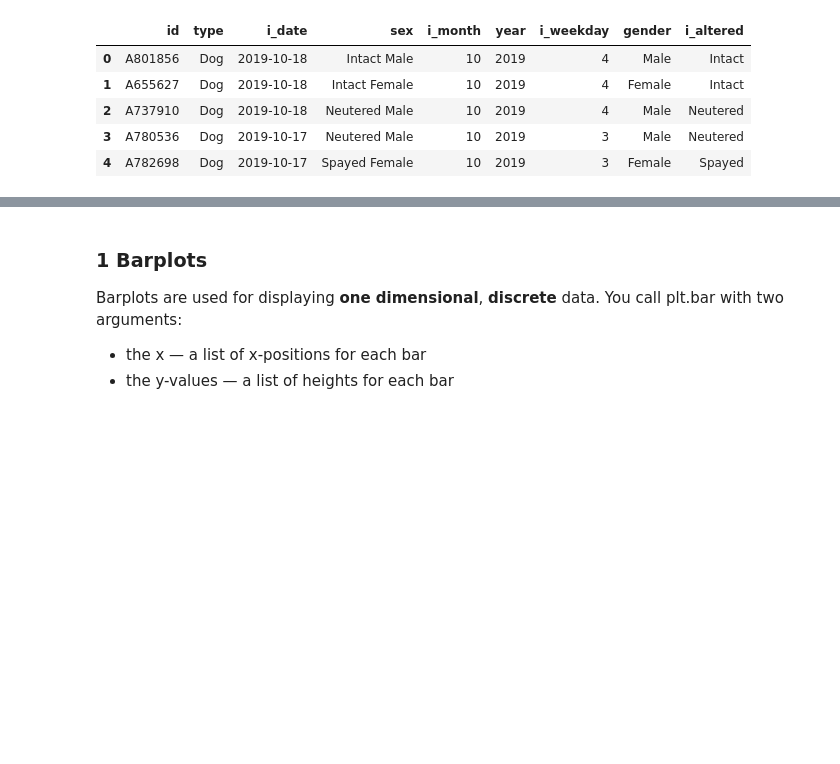
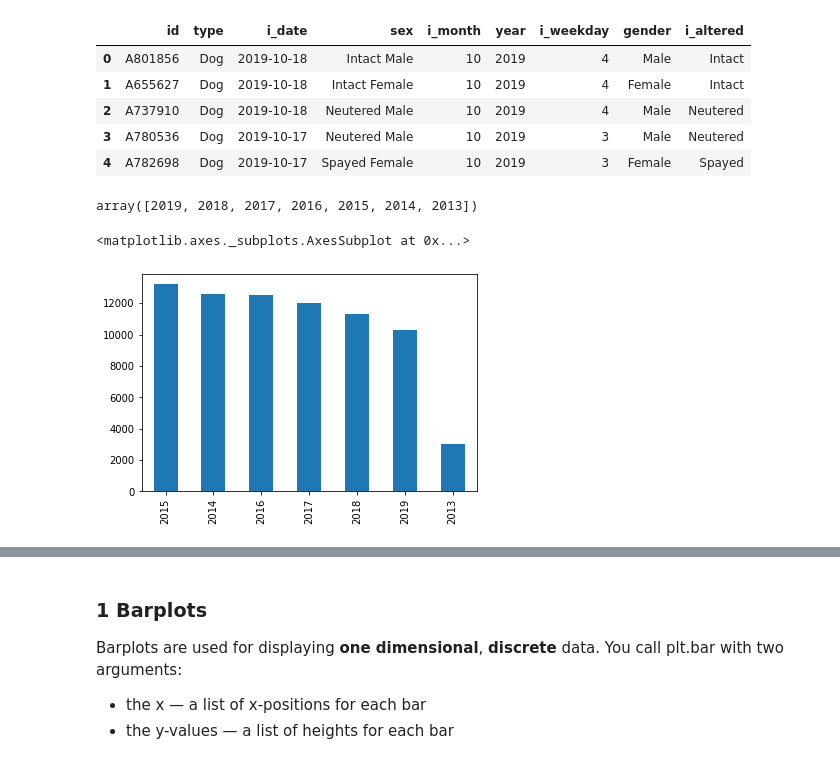
Before and after one commit to sik-flow/study_groups_oct, a Jupyter notebook: matplotlib/solution.ipynb, the cells around one changed output, grey strips where cells are left out. Saved outputs shown, nothing was run; the diff lists cells and outputs as text; code cells hidden in the pictures; blank space fills up the shorter version.

```diff
--- a/matplotlib/solution.ipynb
+++ b/matplotlib/solution.ipynb
@@ -64,6 +64,15 @@ intake.head()
 | 2 | A737910 | Dog | 2019-10-18 | Neutered Male | 10 | 2019 | 4 | Male | Neutered |
 | 3 | A780536 | Dog | 2019-10-17 | Neutered Male | 10 | 2019 | 3 | Male | Neutered |
 | 4 | A782698 | Dog | 2019-10-17 | Spayed Female | 10 | 2019 | 3 | Female | Spayed |
+# %%
+intake['year'].unique()
+# %% [output]
+array([2019, 2018, 2017, 2016, 2015, 2014, 2013])
+# %%
+intake['year'].value_counts().plot(kind = 'bar')
+# %% [output]
+<matplotlib.axes._subplots.AxesSubplot at 0x...>
+[figure, added]
 # %%
 outcomes.head()
 # %% [output]
```
Also changed, not shown: parts of 4 cells of this notebook, 2 other files.
